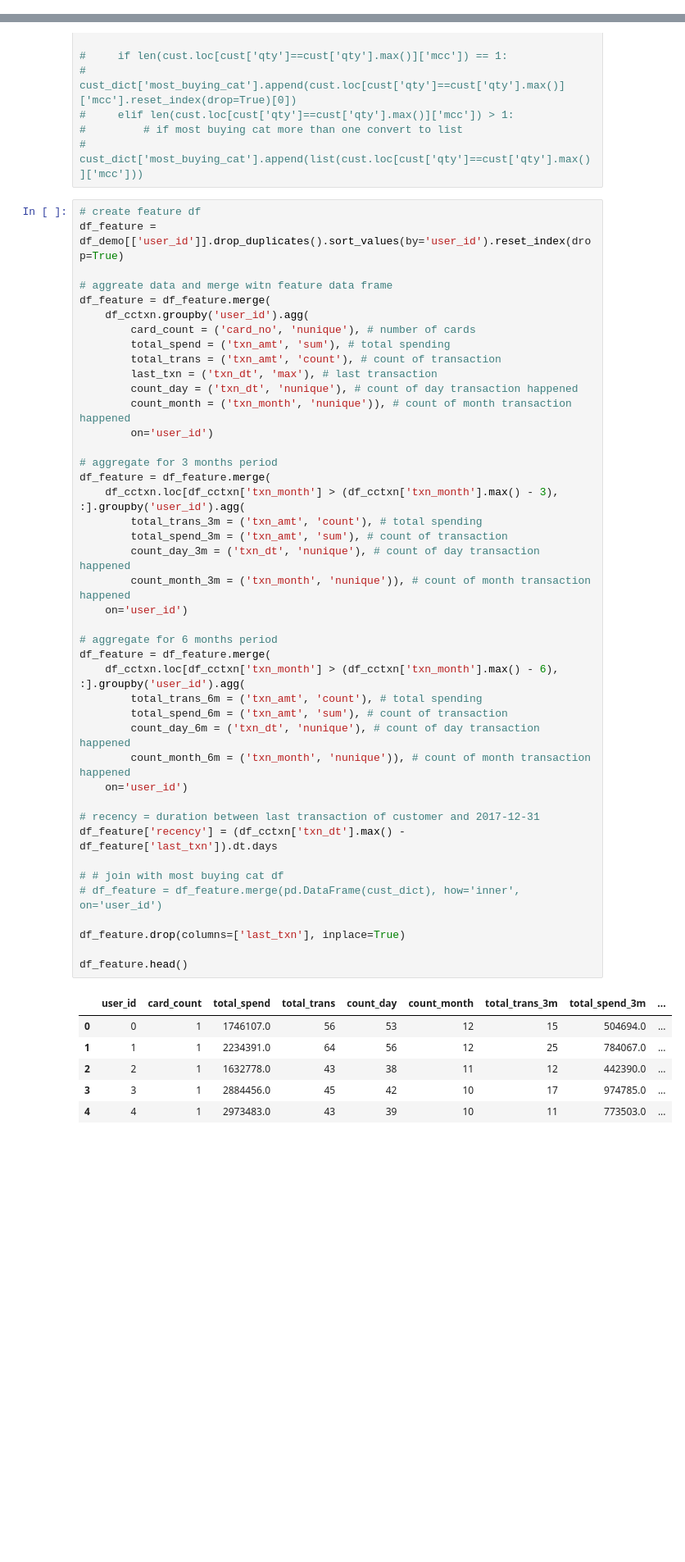
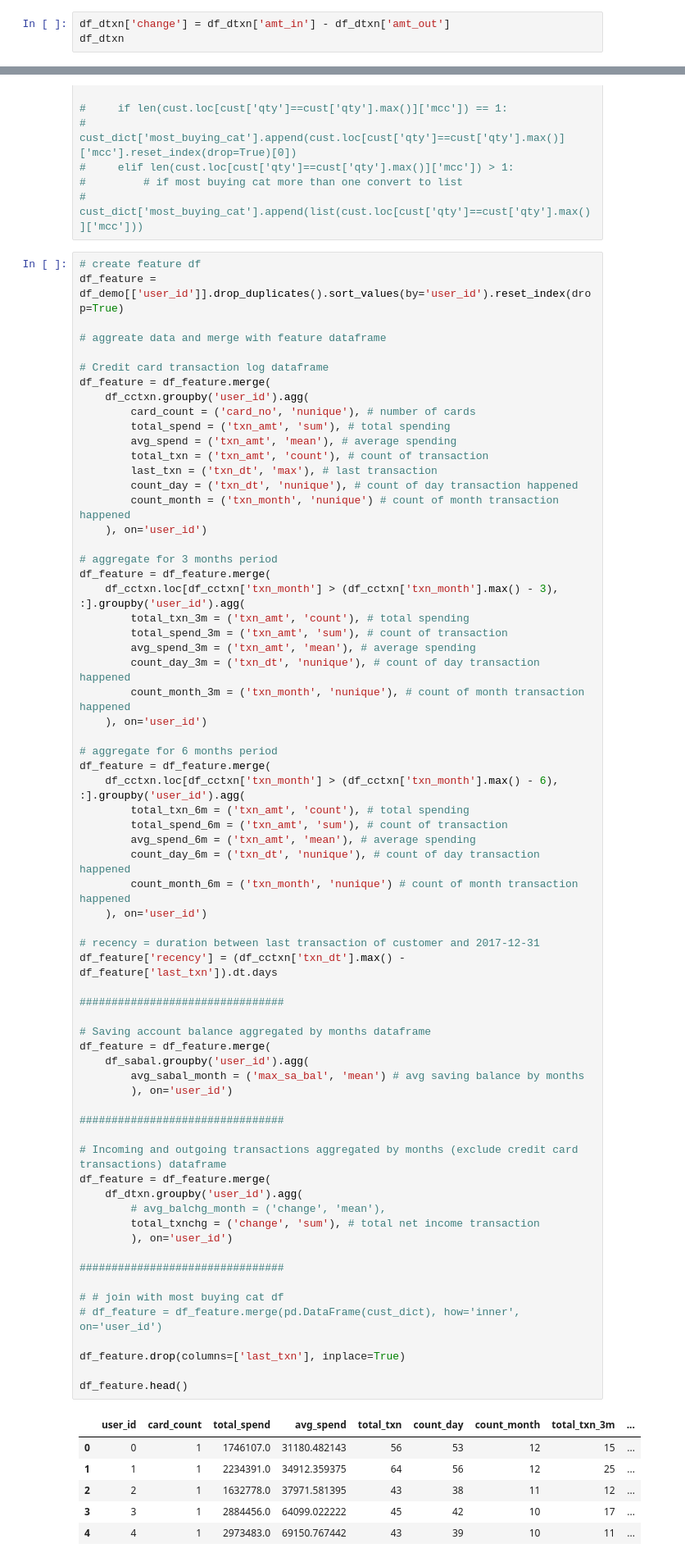
Before and after one commit to terjirapat/CreditCardChurning, a Jupyter notebook: main.ipynb, the cells around one changed output, grey strips where cells are left out. Shown at 82% size. Drawn from its saved outputs; the diff is of its cells as text; blank space fills up the shorter version.

```diff
--- a/main.ipynb
+++ b/main.ipynb
@@ -293,0 +280,3 @@ df_cctxn
+# %%
+df_dtxn['change'] = df_dtxn['amt_in'] - df_dtxn['amt_out']
+df_dtxn
@@ -313,48 +316,72 @@ df_cctxn
 # create feature df
 df_feature = df_demo[['user_id']].drop_duplicates().sort_values(by='user_id').reset_index(drop=True)
 
-# aggreate data and merge witn feature data frame
+# aggreate data and merge with feature dataframe
+
+# Credit card transaction log dataframe
 df_feature = df_feature.merge(
     df_cctxn.groupby('user_id').agg(
         card_count = ('card_no', 'nunique'), # number of cards
         total_spend = ('txn_amt', 'sum'), # total spending
-        total_trans = ('txn_amt', 'count'), # count of transaction
+        avg_spend = ('txn_amt', 'mean'), # average spending
+        total_txn = ('txn_amt', 'count'), # count of transaction
         last_txn = ('txn_dt', 'max'), # last transaction
         count_day = ('txn_dt', 'nunique'), # count of day transaction happened
-        count_month = ('txn_month', 'nunique')), # count of month transaction happened
-        on='user_id')
+        count_month = ('txn_month', 'nunique') # count of month transaction happened
+    ), on='user_id')
 
 # aggregate for 3 months period
 df_feature = df_feature.merge(
     df_cctxn.loc[df_cctxn['txn_month'] > (df_cctxn['txn_month'].max() - 3), :].groupby('user_id').agg(
-        total_trans_3m = ('txn_amt', 'count'), # total spending
+        total_txn_3m = ('txn_amt', 'count'), # total spending
         total_spend_3m = ('txn_amt', 'sum'), # count of transaction
+        avg_spend_3m = ('txn_amt', 'mean'), # average spending
         count_day_3m = ('txn_dt', 'nunique'), # count of day transaction happened
-        count_month_3m = ('txn_month', 'nunique')), # count of month transaction happened
-    on='user_id')
+        count_month_3m = ('txn_month', 'nunique'), # count of month transaction happened
+    ), on='user_id')
 
 # aggregate for 6 months period
 df_feature = df_feature.merge(
     df_cctxn.loc[df_cctxn['txn_month'] > (df_cctxn['txn_month'].max() - 6), :].groupby('user_id').agg(
-        total_trans_6m = ('txn_amt', 'count'), # total spending
+        total_txn_6m = ('txn_amt', 'count'), # total spending
         total_spend_6m = ('txn_amt', 'sum'), # count of transaction
+        avg_spend_6m = ('txn_amt', 'mean'), # average spending
         count_day_6m = ('txn_dt', 'nunique'), # count of day transaction happened
-        count_month_6m = ('txn_month', 'nunique')), # count of month transaction happened
-    on='user_id')
+        count_month_6m = ('txn_month', 'nunique') # count of month transaction happened
+    ), on='user_id')
 
 # recency = duration between last transaction of customer and 2017-12-31
 df_feature['recency'] = (df_cctxn['txn_dt'].max() - df_feature['last_txn']).dt.days
+
+################################
+
+# Saving account balance aggregated by months dataframe
+df_feature = df_feature.merge(
+    df_sabal.groupby('user_id').agg(
+        avg_sabal_month = ('max_sa_bal', 'mean') # avg saving balance by months
+        ), on='user_id')
+
+################################
+
+# Incoming and outgoing transactions aggregated by months (exclude credit card transactions) dataframe
+df_feature = df_feature.merge(
+    df_dtxn.groupby('user_id').agg(
+        # avg_balchg_month = ('change', 'mean'),
+        total_txnchg = ('change', 'sum'), # total net income transaction
+        ), on='user_id')
+
+################################
 
 # # join with most buying cat df
 # df_feature = df_feature.merge(pd.DataFrame(cust_dict), how='inner', on='user_id')
 
 df_feature.drop(columns=['last_txn'], inplace=True)
 
 df_feature.head()
 # %% [output]
-|  | user_id | card_count | total_spend | total_trans | count_day | count_month | total_trans_3m | total_spend_3m | ... |
-| 0 | 0 | 1 | 1746107.0 | 56 | 53 | 12 | 15 | 504694.0 | ... |
-| 1 | 1 | 1 | 2234391.0 | 64 | 56 | 12 | 25 | 784067.0 | ... |
-| 2 | 2 | 1 | 1632778.0 | 43 | 38 | 11 | 12 | 442390.0 | ... |
-| 3 | 3 | 1 | 2884456.0 | 45 | 42 | 10 | 17 | 974785.0 | ... |
-| 4 | 4 | 1 | 2973483.0 | 43 | 39 | 10 | 11 | 773503.0 | ... |
+|  | user_id | card_count | total_spend | avg_spend | total_txn | count_day | count_month | total_txn_3m | ... |
+| 0 | 0 | 1 | 1746107.0 | 31180.482143 | 56 | 53 | 12 | 15 | ... |
+| 1 | 1 | 1 | 2234391.0 | 34912.359375 | 64 | 56 | 12 | 25 | ... |
+| 2 | 2 | 1 | 1632778.0 | 37971.581395 | 43 | 38 | 11 | 12 | ... |
+| 3 | 3 | 1 | 2884456.0 | 64099.022222 | 45 | 42 | 10 | 17 | ... |
+| 4 | 4 | 1 | 2973483.0 | 69150.767442 | 43 | 39 | 10 | 11 | ... |
```
Also changed, not shown: parts of 18 cells of this notebook.
